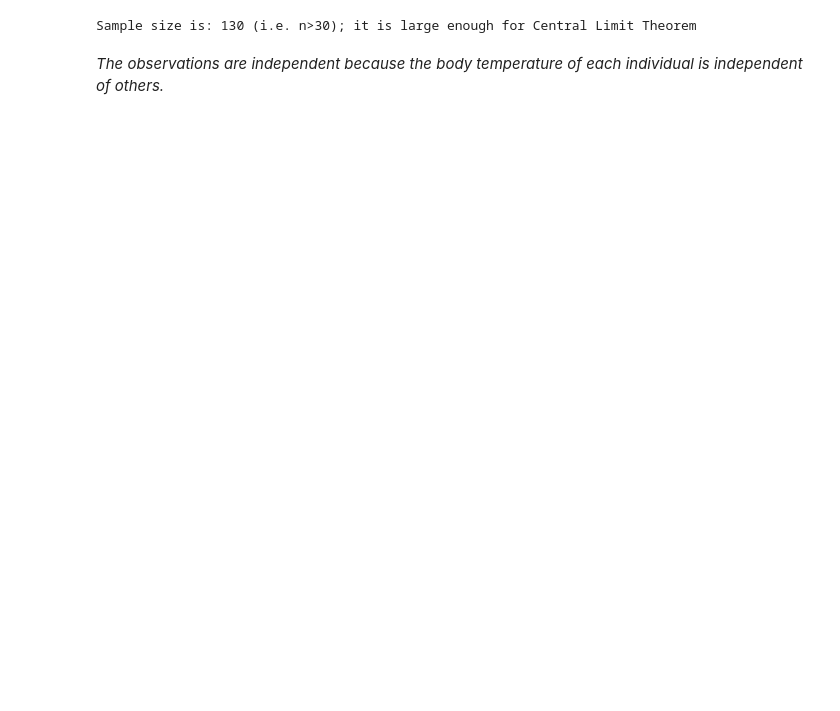
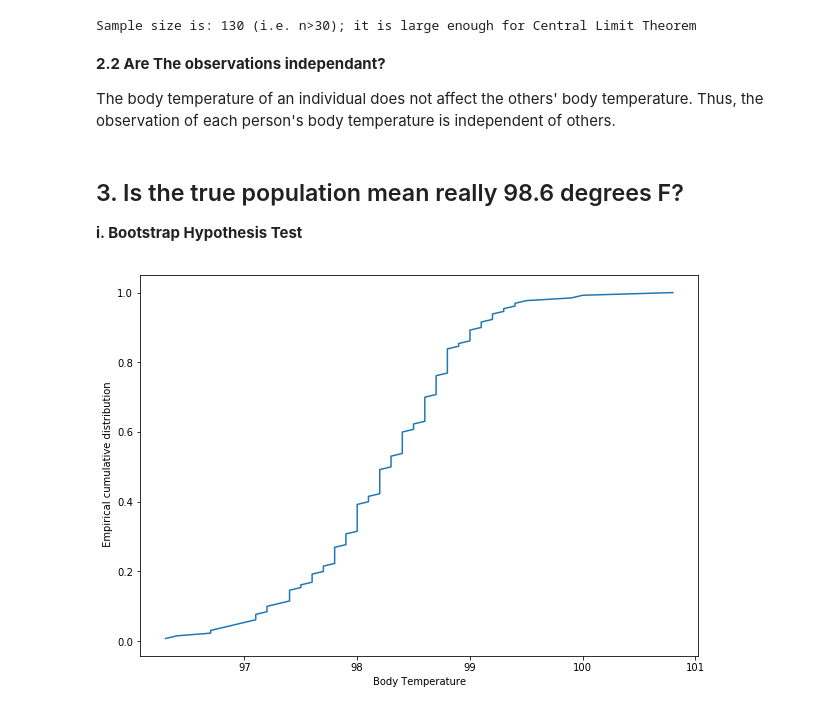
Before and after one commit to zbiswas3/Datascience-Projects, a Jupyter notebook: Data Science Mini projects in Python/Human Temperature EDA/sliderule_dsi_inferential_statistics_exercise_1.ipynb, the cells around one changed output. Saved outputs shown, nothing was run; the diff lists cells and outputs as text; code cells hidden in the pictures; blank space fills up the shorter version.

```diff
--- a/Data Science Mini projects in Python/Human Temperature EDA/sliderule_dsi_inferential_statistics_exercise_1.ipynb
+++ b/Data Science Mini projects in Python/Human Temperature EDA/sliderule_dsi_inferential_statistics_exercise_1.ipynb
@@ -144,5 +151,34 @@ else:
     print('Sample size is not large enough for Central Limit Theorem')
 # %% [output]
 Sample size is: 130 (i.e. n>30); it is large enough for Central Limit Theorem
-# %% [markdown]
-*The observations are independent because the body temperature of each individual is independent of others.*
+# %% [markdown]
+**2.2 Are The observations independant?**
+
+The body temperature of an individual does not affect the others' body temperature. Thus, the observation of each person's body temperature is independent of others.
+# %% [markdown]
+## 3. Is the true population mean really 98.6 degrees F?
+
+**i. Bootstrap Hypothesis Test**
+# %%
+def ecdf(data):
+    """Compute ECDF for a one-dimensional array of measurements."""
+    # Number of data points: n
+    n = len(data)
+
+    # x-data for the ECDF: x
+    x = np.sort(data)
+
+    # y-data for the ECDF: y
+    y = np.arange(1, n+1) / n
+
+    return x, y
+# %%
+# empirical distribution function of the temperature observations
+x, y = ecdf(df.temperature)
+plt.figure(figsize=(10, 7))
+plt.plot(x, y)
+plt.xlabel('Body Temperature')
+plt.ylabel(' Empirical cumulative distribution')
+plt.show()
+# %% [output]
+[figure, added]
```
Also changed, not shown: parts of 12 cells of this notebook, 5 other files.
